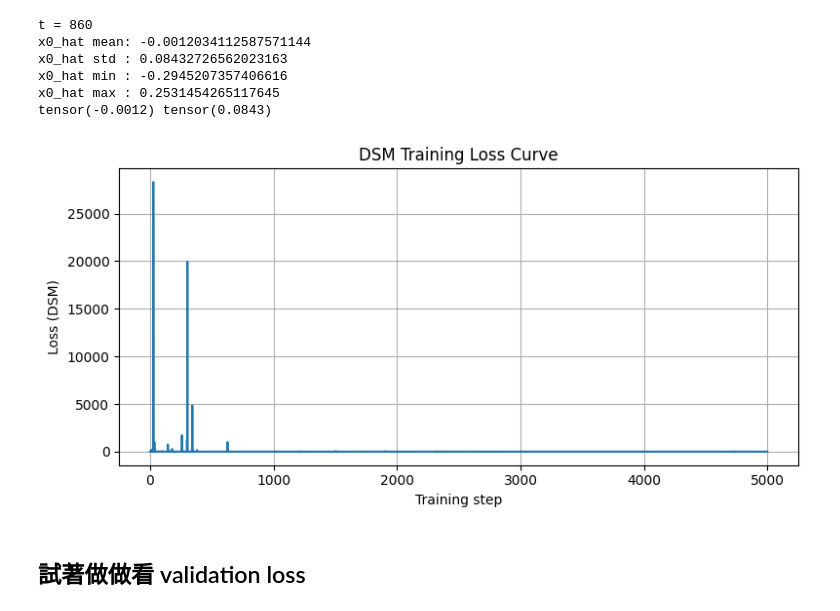
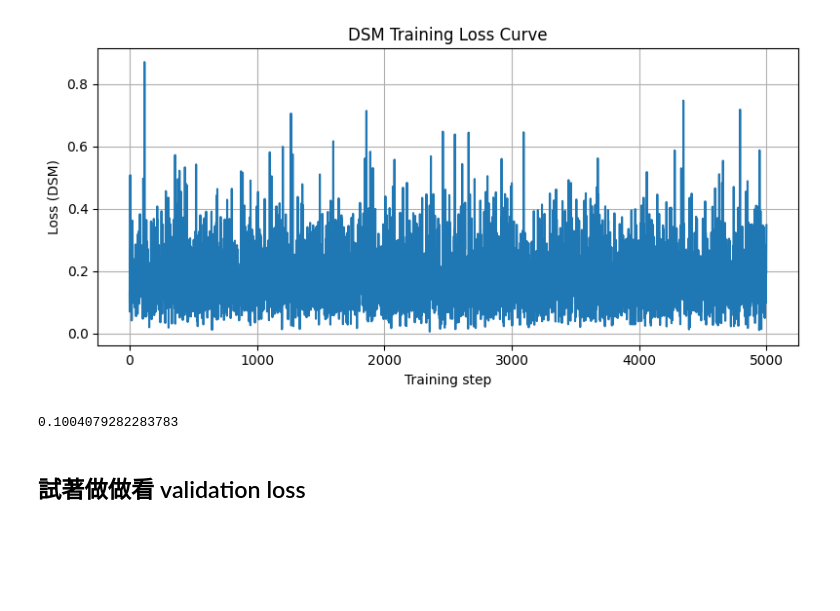
Before and after one commit to XuanWeiWang-999/1141ML-Final-Reconstructing-Ancient-Life-through-Molecular-Diffusion-Models313652018, a Jupyter notebook: code space/code_2.ipynb, the cells around one changed output. Cells and saved outputs as stored; diff of their text form; code cells hidden in the pictures; blank space fills up the shorter version.

```diff
--- a/code space/code_2.ipynb
+++ b/code space/code_2.ipynb
@@ -18,19 +18,17 @@ alpha_bar = torch.cumprod(alphas, dim=0)
 sigmas = torch.sqrt(1.0 - alpha_bar)
 
 # ===========================
-# Data: mixture Gaussian -> point cloud
+# Data: mixture Gaussian (3D)
 # ===========================
-mu1 = torch.tensor([+2.0, 0.0, 0.0], device=device)
-mu2 = torch.tensor([-2.0, 0.0, 0.0], device=device)
+mu1_single = torch.tensor([+2.0, 0.0, 0.0], device=device)  # cluster 1
+mu2_single = torch.tensor([-2.0, 0.0, 0.0], device=device)  # cluster 2
 
-N_POINTS = 64
 
-def sample_x0_cloud(batch_size: int, n_points: int = N_POINTS):
-    B = batch_size
-    mix = torch.bernoulli(0.5*torch.ones(B, n_points, device=device))  # (B,N)
-    mu = torch.where(mix.unsqueeze(-1)==1, mu1, mu2)  # (B,N,3)
-    eps = torch.randn(B, n_points, 3, device=device)
-    return mu + eps
+def sample_x0_cloud(batch_size: int):
+    mix = torch.bernoulli(0.5 * torch.ones(batch_size, device=device))  # (B,)
+    mu  = torch.where(mix.unsqueeze(-1)==1, mu1_single, mu2_single)      # (B,3)
+    eps = torch.randn(batch_size, 3, device=device)
+    return mu + eps    # (B,3)
 # %%
 # ===========================
 # Fourier time embedding
@@ -147,20 +144,23 @@ model = EGNN_x0().to(device)
 # %%
 # ===========================
-# Loss: predict x0
+# Loss: predict eps (noise)
 # ===========================
-def loss_x0(model, batch_size):
-    x0 = sample_x0_cloud(batch_size)
+def loss_eps(model, batch_size):
+    x0 = sample_x0_cloud(batch_size)   # (B,N,3)
 
+    # 避免太小的 t（小 noise 很不穩），取 0.2T ~ T
     t = torch.randint(int(0.2 * T), T, (batch_size,), device=device)
+
     alpha_bar_t = alpha_bar[t].view(-1,1,1)
     sigma_t     = sigmas[t].view(-1,1,1)
 
     eps = torch.randn_like(x0)
     x_t = torch.sqrt(alpha_bar_t)*x0 + sigma_t*eps
 
-    x0_hat = model(x_t, t)
+    eps_hat = model(x_t, t)
 
-    return ((x0_hat - x0)**2).mean()
+    return ((eps_hat - eps)**2).mean()
+
 
 # ===========================
 # Training loop
@@ -178,19 +178,20 @@ scheduler = torch.optim.lr_scheduler.ReduceLROnPlateau(
     cooldown=100,
     min_lr=1e-8
 )
-loss_history = []
+loss_history_1 = []
 
 model.train()
 for step in range(1, num_steps+1):
-    loss = loss_x0(model, batch_size)
+    loss = loss_eps(model, batch_size)
 
     optimizer.zero_grad()
     loss.backward()
     torch.nn.utils.clip_grad_norm_(model.parameters(), max_norm=1.0)
     optimizer.step()
 
-    loss_history.append(loss.item())
+    loss_history_1.append(loss.item())
 
-    if step % 200 == 0:
-        print(f"step {step:5d} | loss={loss.item():.4f} | Lr={lr:.6f}")
+    if step % 10 == 0:
+        current_lr = optimizer.param_groups[0]['lr']
+        print(f"step {step:5d} | loss={loss.item():.4f} | Lr={current_lr:.6f}")
 # %% [output]
@@ -214,50 +215,27 @@ step  5000 | loss=1.6948 | Lr=0.000200
-# %%
-@torch.no_grad()
-def debug_x0_prediction():
-    t = torch.randint(int(0.1*T), T, (1,), device=device)
-    x0 = sample_x0_cloud(1)
-    alpha_bar_t = alpha_bar[t].view(-1,1,1)
-    sigma_t = sigmas[t].view(-1,1,1)
-    eps = torch.randn_like(x0)
-    x_t = torch.sqrt(alpha_bar_t)*x0 + sigma_t*eps
-    x0_hat = model(x_t, t)
-    print("t =", t.item())
-    print("x0_hat mean:", x0_hat.mean().item())
-    print("x0_hat std :", x0_hat.std().item())
-    print("x0_hat min :", x0_hat.min().item())
-    print("x0_hat max :", x0_hat.max().item())
-    return x_t.cpu(), x0.cpu(), x0_hat.cpu()
-
-
-x_t, x0, x0_hat = debug_x0_prediction()
-print(x0_hat.mean(), x0_hat.std())
-# %% [output]
-t = 860
-x0_hat mean: -0.0012034112587571144
-x0_hat std : 0.08432726562023163
-x0_hat min : -0.2945207357406616
-x0_hat max : 0.2531454265117645
-tensor(-0.0012) tensor(0.0843)
 # %%
 import matplotlib.pyplot as plt
 
 def plot_loss_curve(loss_list):
     """
     loss_list: Python list or Tensor containing loss values for each step
     """
     plt.figure(figsize=(8,4))
     plt.plot(loss_list, linewidth=1.5)
     plt.xlabel("Training step")
     plt.ylabel("Loss (DSM)")
     plt.title("DSM Training Loss Curve")
     plt.grid(True)
     plt.tight_layout()
     plt.show()
 
 
-plot_loss_curve(loss_history)
+plot_loss_curve(loss_history_1)
 # %% [output]
-[figure, old version]
+[figure, new version]
+# %%
+print(loss_history_1[200])
+# %% [output]
+0.1004079282283783
 # %% [markdown]
 ## 試著做做看 validation loss
 # %%
```
Also changed, not shown: parts of 9 cells of this notebook.
